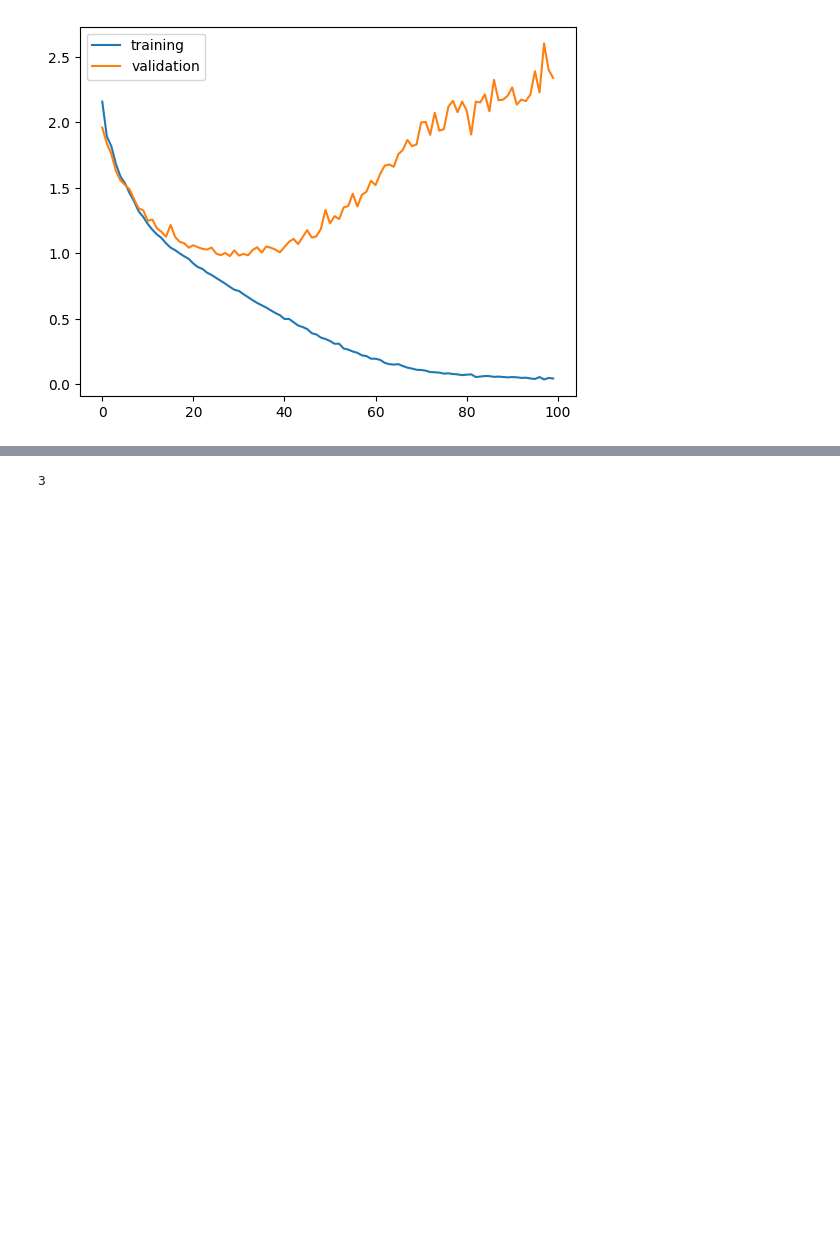
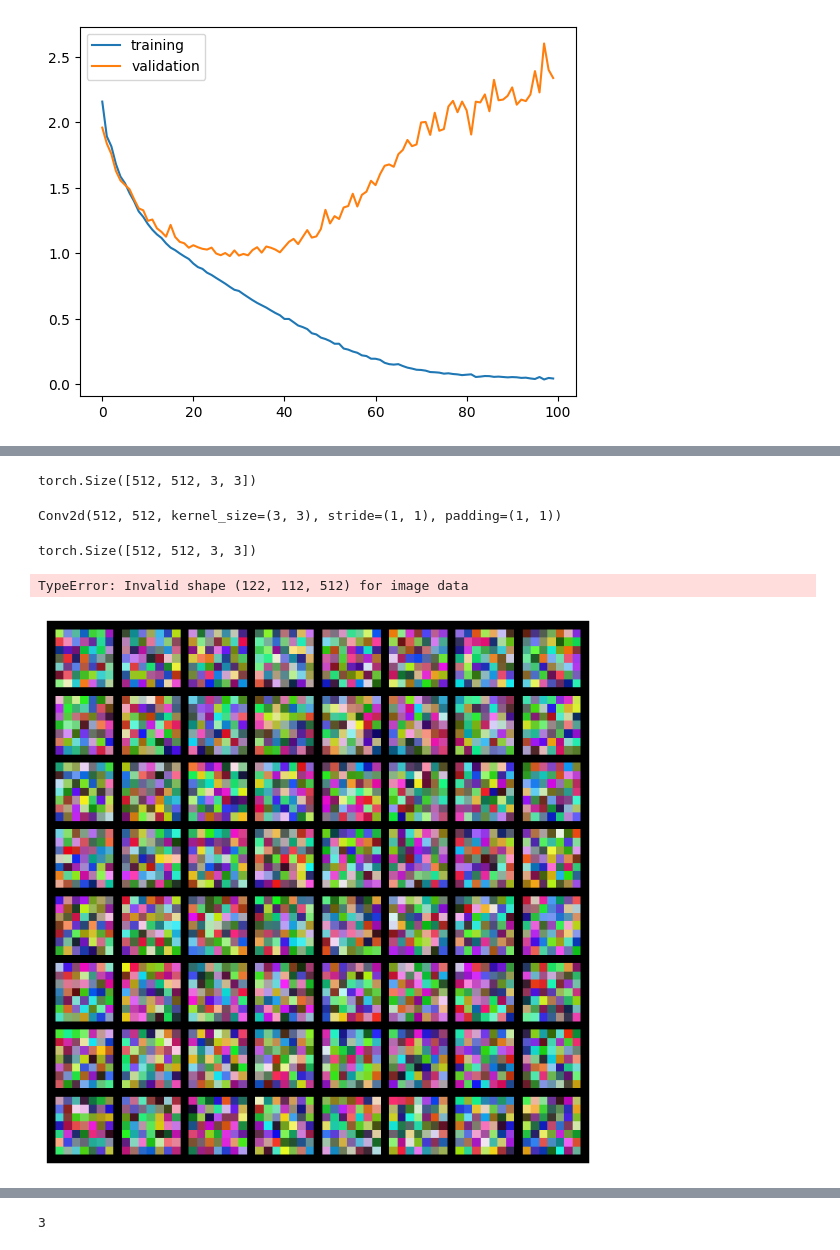
Before and after one commit to krispypancakes/vision-stuff, a Jupyter notebook: notebooks/cifar_convnet.ipynb, the cells around one changed output, grey strips where cells are left out. Cells and saved outputs as stored; diff of their text form; code cells hidden in the pictures; blank space fills up the shorter version.

Commit message:
look at layers and filters

```diff
--- a/notebooks/cifar_convnet.ipynb
+++ b/notebooks/cifar_convnet.ipynb
@@ -314,0 +361,36 @@ https://ravivaishnav20.medium.com/visualizing-feature-maps-using-pytorch-12a48cd
+# %%
+weights.shape
+# %% [output]
+torch.Size([512, 512, 3, 3])
+# %%
+res18.block4.block[1].block[0]
+# %% [output]
+Conv2d(512, 512, kernel_size=(3, 3), stride=(1, 1), padding=(1, 1))
+# %%
+weights = res18.block4.block[1].block[0].weight.detach().clone()
+print(weights.shape)
+weights = normalize_tensor(weights)
+filter_img = torchvision.utils.make_grid(weights, nrow=int(np.sqrt(weights.shape[0])))
+plt.imshow(filter_img.permute(1,2,0))
+# %% [output]
+torch.Size([512, 512, 3, 3])
+TypeError: Invalid shape (122, 112, 512) for image data
+# %%
+def visTensor(tensor, ch=0, allkernels=False, nrow=8, padding=1):
+    n,c,w,h = tensor.shape
+
+    if allkernels: tensor = tensor.view(n*c, -1, w, h)
+    elif c != 3: tensor = tensor[:,ch,:,:].unsqueeze(dim=1)
+
+    rows = np.min((tensor.shape[0] // nrow + 1, 64))
+    grid = torchvision.utils.make_grid(tensor, nrow=nrow, normalize=True, padding=padding)
+    plt.figure( figsize=(nrow,rows) )
+    plt.imshow(grid.numpy().transpose((1, 2, 0)))
+# %%
+layer = res18.block0[0].weight.detach().clone()
+visTensor(layer)
+plt.axis('off')
+plt.ioff()
+plt.show()
+# %% [output]
+[figure, added]
```
Also changed, not shown: parts of 9 cells of this notebook.
